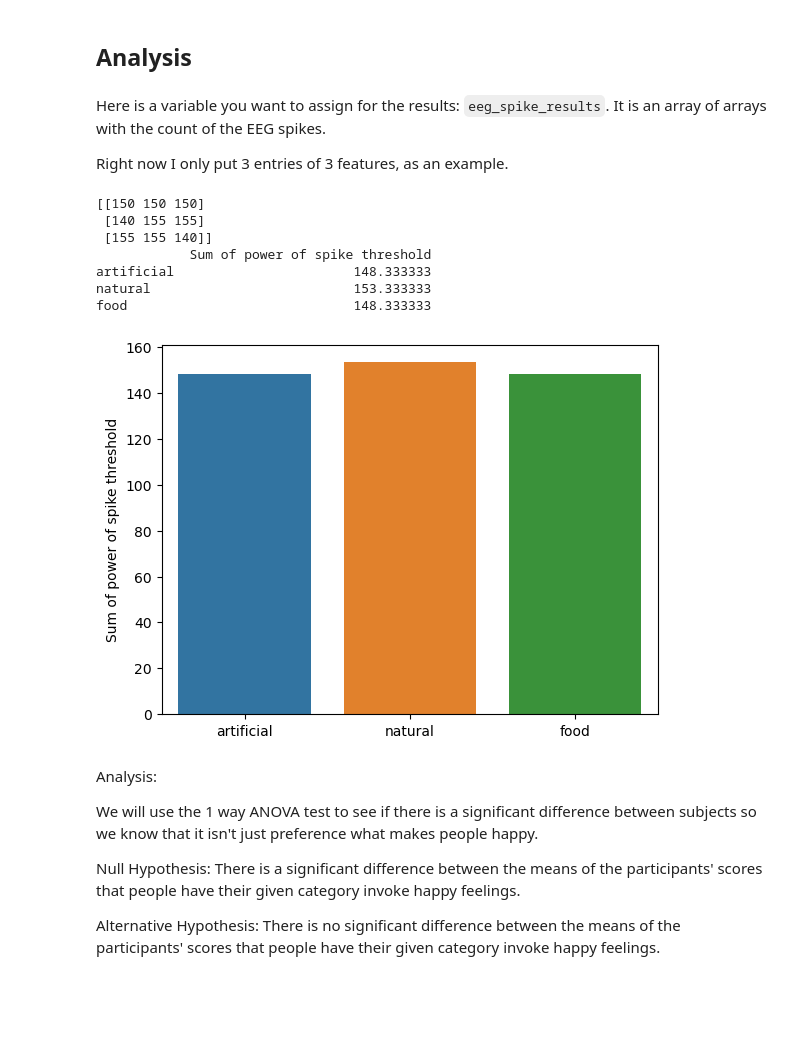
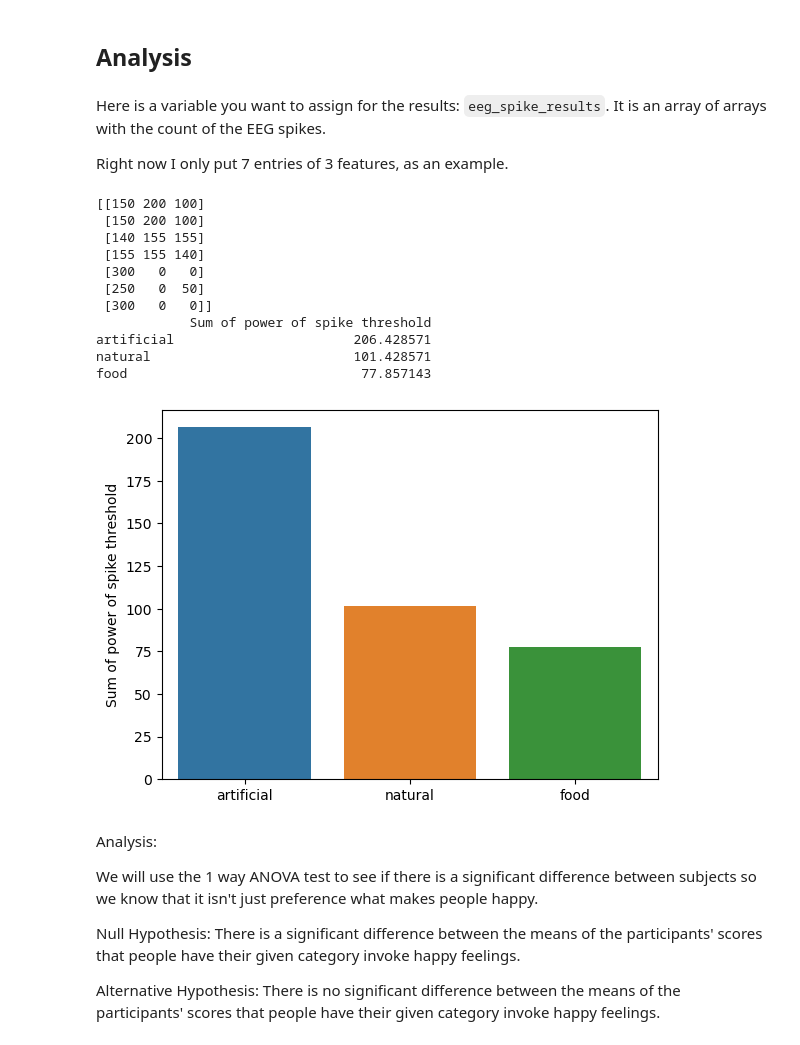
Before and after one commit to StoneT2000/COGS189Project, a Jupyter notebook: notebooks/Stone_EDA.ipynb, the cells around one changed output. Drawn from its saved outputs; the diff is of its cells as text; code cells hidden in the pictures; blank space fills up the shorter version.

```diff
--- a/notebooks/Stone_EDA.ipynb
+++ b/notebooks/Stone_EDA.ipynb
@@ -128,31 +200,37 @@ Analysis
 # %% [markdown]
 Here is a variable you want to assign for the results: `eeg_spike_results`. It is an array of arrays with the count of the EEG spikes.
 
-Right now I only put 3 entries of 3 features, as an example.
+Right now I only put 7 entries of 3 features, as an example.
 # %%
-eeg_categories = ["artificial", "natural", "food"]
-eeg_spike_results = np.array([[150, 150, 150], [140, 155, 155], [155, 155, 140]])
+eeg_categories = ["artificial", "natural", "food"] #np.catunique.to_numpy()
+eeg_spike_results = np.array([[150, 200, 100], [150, 200, 100], [140, 155, 155], [155, 155, 140], [300, 0, 0], [250, 0, 50], [300, 0, 0]])
 eeg_spike_avg = []
 
 print(eeg_spike_results)
 
 # take the average of each column
-for i in range(len(eeg_spike_results)):
+for i in range(len(eeg_spike_results[0])):
     eeg_spike_avg.append(np.mean(eeg_spike_results[:, i]))
+
+# TODO: Normalize the averages based on how many times the category appears in the data
 
 eeg_df = pd.DataFrame(data = np.array(eeg_spike_avg).transpose(), index = eeg_categories, columns = ["Sum of power of spike threshold"])
 print(eeg_df)
 
-plot_results = sns.barplot(x = eeg_df.index, y = eeg_df["Sum of power of spike threshold"])
+plot_results = sns.barplot(x = eeg_df.index, y = eeg_df["Proportion of category spike threshold reached"])
 # %% [output]
-[[150 150 150]
+[[150 200 100]
+ [150 200 100]
  [140 155 155]
- [155 155 140]]
+ [155 155 140]
+ [300   0   0]
+ [250   0  50]
+ [300   0   0]]
             Sum of power of spike threshold
-artificial                       148.333333
-natural                          153.333333
-food                             148.333333
+artificial                       206.428571
+natural                          101.428571
+food                              77.857143
-[figure, old version]
+[figure, new version]
 # %% [markdown]
 Analysis:
 
```
Also changed, not shown: parts of 8 cells of this notebook.
